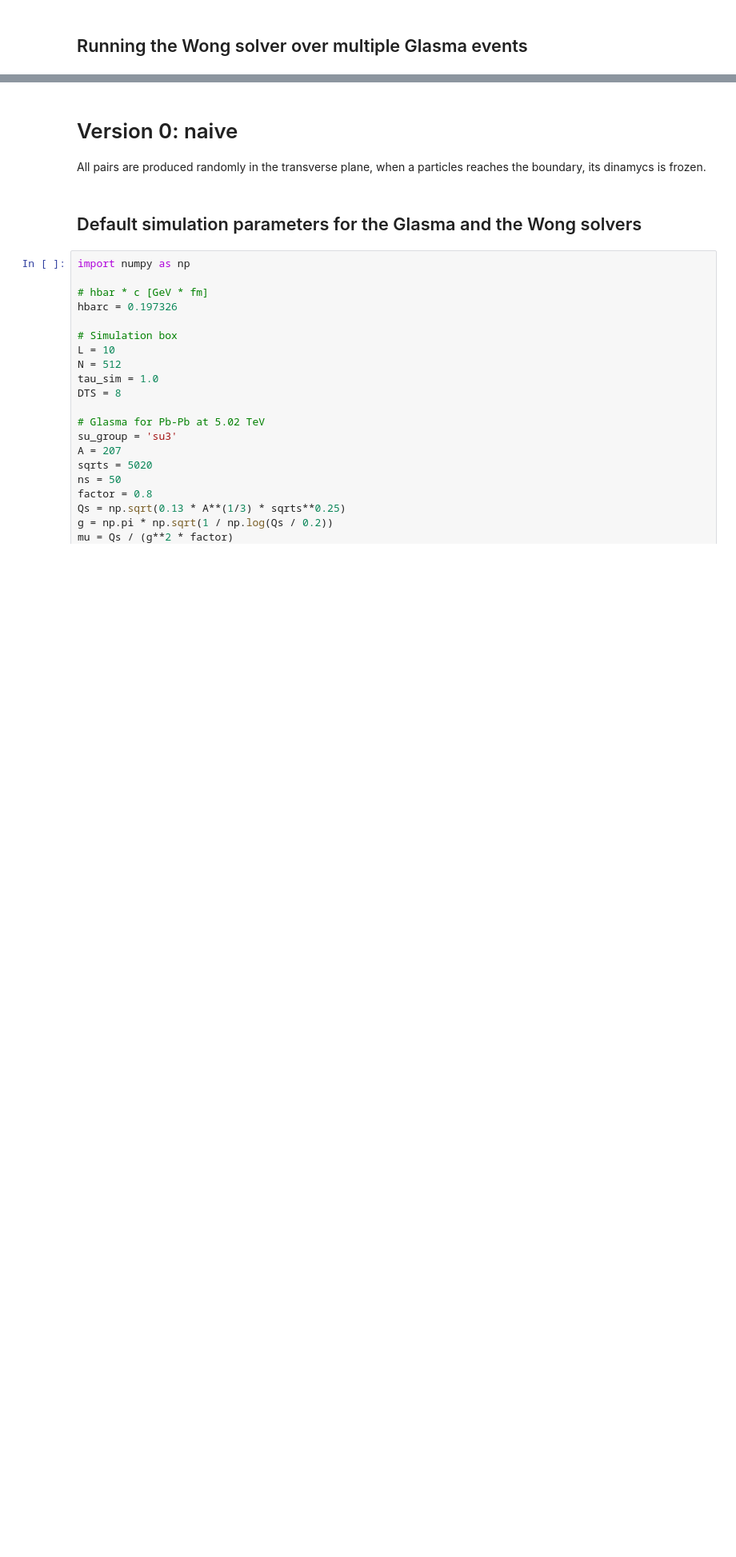
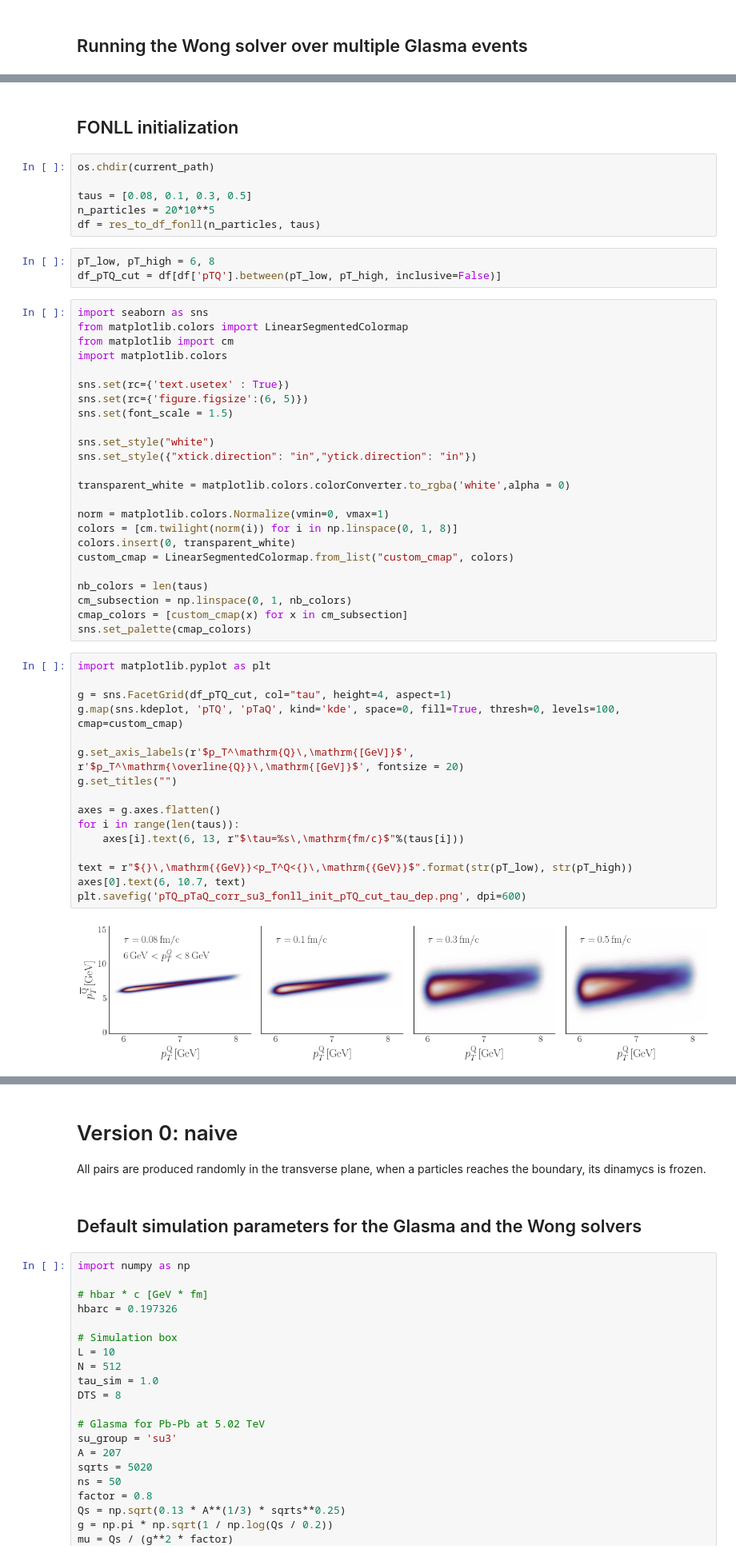
Before and after one commit to avramescudana/curraun, a Jupyter notebook: notebooks/Angular correlations of QQ pairs in Glasma.ipynb, the cells around one changed output, grey strips where cells are left out. Shown at 80% size. Saved outputs shown, nothing was run; the diff lists cells and outputs as text; blank space fills up the shorter version.

```diff
--- a/notebooks/Angular correlations of QQ pairs in Glasma.ipynb
+++ b/notebooks/Angular correlations of QQ pairs in Glasma.ipynb
@@ -373,0 +364,53 @@ display(fig)
+# %% [markdown]
+## FONLL initialization
+# %%
+os.chdir(current_path)
+
+taus = [0.08, 0.1, 0.3, 0.5]
+n_particles = 20*10**5
+df = res_to_df_fonll(n_particles, taus)
+# %%
+pT_low, pT_high = 6, 8
+df_pTQ_cut = df[df['pTQ'].between(pT_low, pT_high, inclusive=False)]
+# %%
+import seaborn as sns
+from matplotlib.colors import LinearSegmentedColormap
+from matplotlib import cm
+import matplotlib.colors
+
+sns.set(rc={'text.usetex' : True})
+sns.set(rc={'figure.figsize':(6, 5)})
+sns.set(font_scale = 1.5)
+
+sns.set_style("white")
+sns.set_style({"xtick.direction": "in","ytick.direction": "in"})
+
+transparent_white = matplotlib.colors.colorConverter.to_rgba('white',alpha = 0)
+
+norm = matplotlib.colors.Normalize(vmin=0, vmax=1)
+colors = [cm.twilight(norm(i)) for i in np.linspace(0, 1, 8)]
+colors.insert(0, transparent_white)
+custom_cmap = LinearSegmentedColormap.from_list("custom_cmap", colors)
+
+nb_colors = len(taus)
+cm_subsection = np.linspace(0, 1, nb_colors)
+cmap_colors = [custom_cmap(x) for x in cm_subsection]
+sns.set_palette(cmap_colors)
+# %%
+import matplotlib.pyplot as plt
+
+g = sns.FacetGrid(df_pTQ_cut, col="tau", height=4, aspect=1)
+g.map(sns.kdeplot, 'pTQ', 'pTaQ', kind='kde', space=0, fill=True, thresh=0, levels=100, cmap=custom_cmap)
+
+g.set_axis_labels(r'$p_T^\mathrm{Q}\,\mathrm{[GeV]}$', r'$p_T^\mathrm{\overline{Q}}\,\mathrm{[GeV]}$', fontsize = 20)
+g.set_titles("")
+
+axes = g.axes.flatten()
+for i in range(len(taus)):
+    axes[i].text(6, 13, r"$\tau=%s\,\mathrm{fm/c}$"%(taus[i]))
+
+text = r"${}\,\mathrm{{GeV}}<p_T^Q<{}\,\mathrm{{GeV}}$".format(str(pT_low), str(pT_high))
+axes[0].text(6, 10.7, text)
+plt.savefig('pTQ_pTaQ_corr_su3_fonll_init_pTQ_cut_tau_dep.png', dpi=600)
+# %% [output]
+[figure, added]
```
Also changed, not shown: parts of 21 cells of this notebook, 4 other files.
